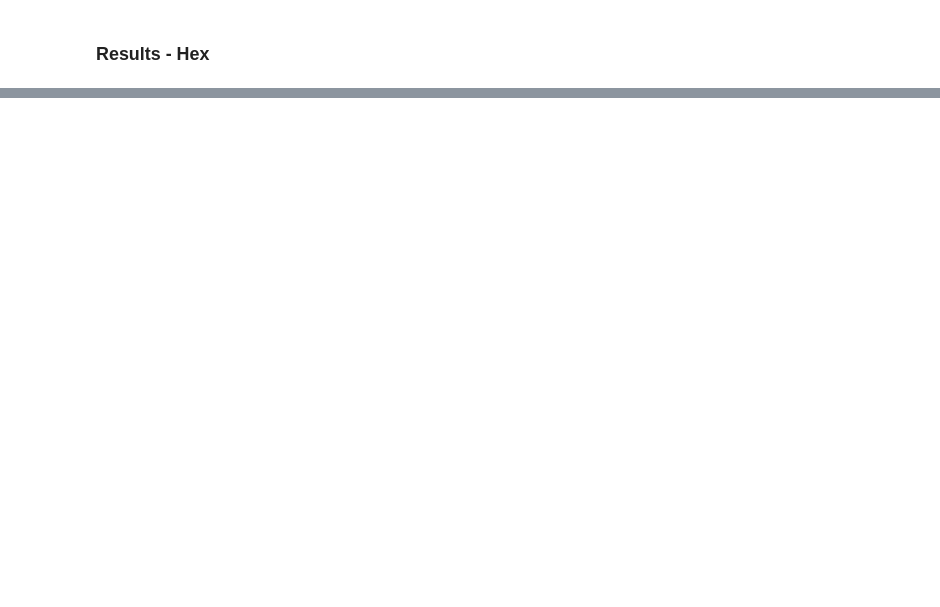
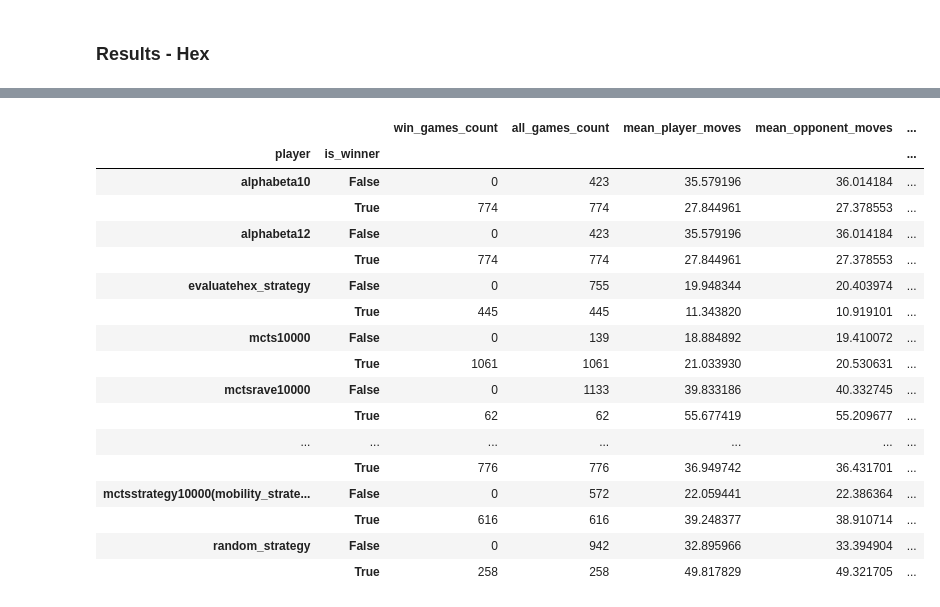
Before and after one commit to Walczi123/Enriching-the-Monte-Carlo-Tree-Search-Algorithm, a Jupyter notebook: results_processing/hex_results.ipynb, the cells around one changed output, grey strips where cells are left out. Saved outputs shown, nothing was run; the diff lists cells and outputs as text; code cells hidden in the pictures; blank space fills up the shorter version.

```diff
--- a/results_processing/hex_results.ipynb
+++ b/results_processing/hex_results.ipynb
@@ -18,3 +22,5 @@ Amount data after check: 597
+# %%
+df_agg_by_player, df_agg_by_player_winner = create_aggregate_datas_hex(df)
 # %%
 result_df[:6]
 # %% [output]
@@ -38,3 +61,24 @@ df_tournament.iloc[:6,:6]
+# %%
+df_agg_by_player_winner
+# %% [output]
+|  |  | win_games_count | all_games_count | mean_player_moves | mean_opponent_moves | ... |
+| player | is_winner |  |  |  |  | ... |
+| alphabeta10 | False | 0 | 423 | 35.579196 | 36.014184 | ... |
+|  | True | 774 | 774 | 27.844961 | 27.378553 | ... |
+| alphabeta12 | False | 0 | 423 | 35.579196 | 36.014184 | ... |
+|  | True | 774 | 774 | 27.844961 | 27.378553 | ... |
+| evaluatehex_strategy | False | 0 | 755 | 19.948344 | 20.403974 | ... |
+|  | True | 445 | 445 | 11.343820 | 10.919101 | ... |
+| mcts10000 | False | 0 | 139 | 18.884892 | 19.410072 | ... |
+|  | True | 1061 | 1061 | 21.033930 | 20.530631 | ... |
+| mctsrave10000 | False | 0 | 1133 | 39.833186 | 40.332745 | ... |
+|  | True | 62 | 62 | 55.677419 | 55.209677 | ... |
+| ... | ... | ... | ... | ... | ... | ... |
+|  | True | 776 | 776 | 36.949742 | 36.431701 | ... |
+| mctsstrategy10000(mobility_strate... | False | 0 | 572 | 22.059441 | 22.386364 | ... |
+|  | True | 616 | 616 | 39.248377 | 38.910714 | ... |
+| random_strategy | False | 0 | 942 | 32.895966 | 33.394904 | ... |
+|  | True | 258 | 258 | 49.817829 | 49.321705 | ... |
 # %%
 writer = pd.ExcelWriter(XLSX_FILE_NAME, engine='xlsxwriter')
 result_df.to_excel(writer, sheet_name='result_df')
```
Also changed, not shown: parts of 6 cells of this notebook, 5 other files.
